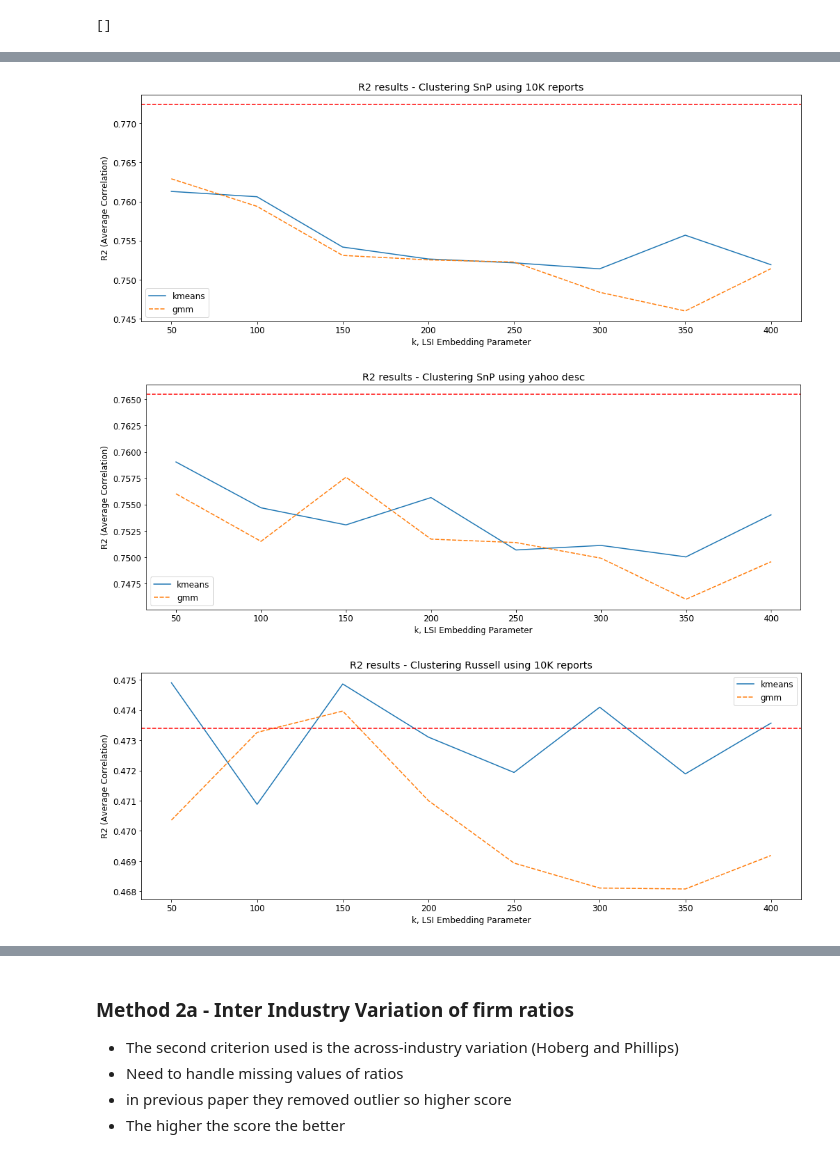
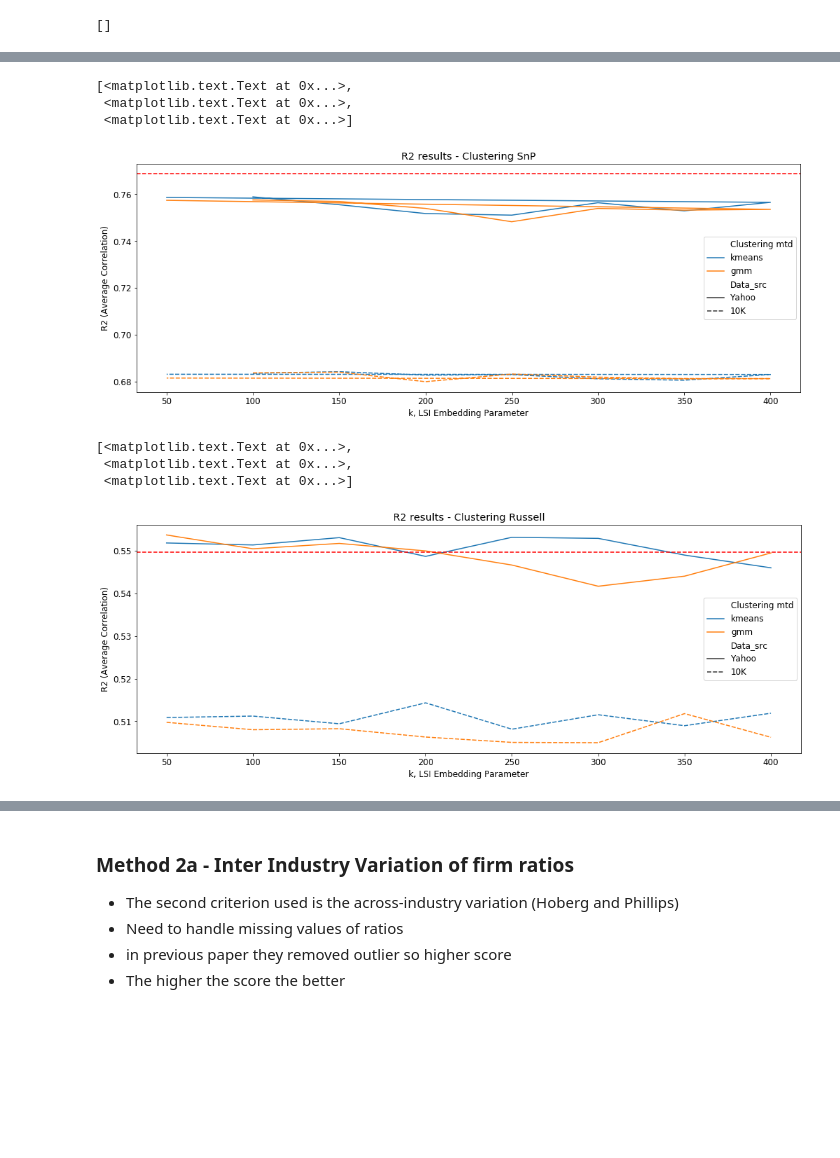
Before and after one commit to Sivalavida/Text-based-Industry-Classification, a Jupyter notebook: LSI Word Embedding.ipynb, the cells around one changed output, grey strips where cells are left out. Drawn from its saved outputs; the diff is of its cells as text; code cells hidden in the pictures; blank space fills up the shorter version.

```diff
--- a/LSI Word Embedding.ipynb
+++ b/LSI Word Embedding.ipynb
@@ -281,7 +449,7 @@ def kmeans_cluster(dtm):
     input: Document Matrix
     output: list indicating clusters
     '''
-    kmeans = KMeans(n_clusters=NUM_INDUSTRIES, init='k-means++')
+    kmeans = KMeans(n_clusters=NUM_INDUSTRIES, init='k-means++', n_init=10, max_iter=300, random_state=42)
     kmeans.fit(dtm)
     pred = kmeans.predict(dtm)
     return pred
@@ -404,0 +676,4 @@ list(filter(t,cluster_corrs))
+# %%
+lsa_test = TruncatedSVD(n_components=200, algorithm = 'arpack')
+dtm_lsa_test = lsa_test.fit_transform(dtm)
+dtm_lsa_test = Normalizer(copy=False).fit_transform(dtm_lsa_test) # normalisae so each vector is len 1
@@ -404,0 +682,9 @@ list(filter(t,cluster_corrs))
+# %%
+features = vectorizer.get_feature_names()
+topic_words = []
+for i, comp in enumerate(lsa_test.components_):
+    terms_comp = zip(features, comp)
+    sorted_words = sorted(terms_comp, key= lambda x:x[1], reverse=True)[:7]
+    sorted_words_clean = [tup[0] for tup in sorted_words]
+    topic_words.append(sorted_words_clean)
+topic_df = pd.DataFrame(topic_words, index=['Topic '+str(i) for i in range(lsa_test.components_.shape[0])])
@@ -531,0 +881,22 @@ avg_R2_pivot_df
+# %%
+mtds_R2_list = []
+
+for cluster_mtd in tqdm(all_cluster_filtered.columns):
+    if cluster_mtd == 'Ticker':
+        continue
+
+    R2_list = []
+    for i in range(NUM_INDUSTRIES):
+        cluster_tickers = all_cluster_filtered[all_cluster_filtered[cluster_mtd] == i].Ticker
+        cluster_ticker_returns = ticker_return_df[cluster_tickers]
+        mean_return = cluster_ticker_returns.mean(axis=1)
+        cluster_R2 = [mean_return.corr(ticker_returns) for _, ticker_returns in cluster_ticker_returns.iteritems()]
+        R2_list.extend(cluster_R2)
+    avg_R2 = sum(R2_list)/len(R2_list)
+    if cluster_mtd == 'GICS':
+        GICS_R2 = avg_R2
+    else:
+        data_src, _, k, clustering_mtd = cluster_mtd.split('_')
+        mtds_R2_list.append([data_src, k, clustering_mtd, avg_R2])
+
+avg_R2_df = pd.DataFrame(mtds_R2_list, columns=['Data_src', 'k', 'Clustering mtd', 'Average R2'])
@@ -532,21 +912,19 @@ avg_R2_pivot_df
 # %%
-ax = sns.lineplot(data=avg_R2_pivot_df, sort=False)
+ax = sns.lineplot(data=avg_R2_df, x='k', y='Average R2', hue='Clustering mtd', style='Data_src')
 ax.axhline(GICS_R2, color="red", linestyle="--")
-ax.set(xlabel='k, LSI Embedding Parameter', ylabel='R2 (Average Correlation)', title='R2 results - Clustering SnP using 10K reports')
-plt.savefig('data_out/images/1_1.png')
+ax.set(xlabel='k, LSI Embedding Parameter', ylabel='R2 (Average Correlation)', title='R2 results - Clustering SnP')
+# plt.savefig('data_out/images/1_1.png')
 # %% [output]
+[<matplotlib.text.Text at 0x...>,
+ <matplotlib.text.Text at 0x...>,
+ <matplotlib.text.Text at 0x...>]
-[figure, old version]
+[figure, new version]
 # %%
-ax = sns.lineplot(data=avg_R2_pivot_df, sort=False)
-ax.axhline(GICS_R2, color="red", linestyle="--")
-ax.set(xlabel='k, LSI Embedding Parameter', ylabel='R2 (Average Correlation)', title='R2 results - Clustering SnP using yahoo desc')
-plt.savefig('data_out/images/1_2.png')
+ax = sns.lineplot(data=avg_R2_df, x='k', y='Average R2', hue='Clustering mtd', style='Data_src', sort=False)
+ax.axhline(GICS_R2, color="red", linestyle="--", label='GICS R2')
+ax.set(xlabel='k, LSI Embedding Parameter', ylabel='R2 (Average Correlation)', title='R2 results - Clustering Russell')
 # %% [output]
+[<matplotlib.text.Text at 0x...>,
+ <matplotlib.text.Text at 0x...>,
+ <matplotlib.text.Text at 0x...>]
-[figure, old version]
+[figure, new version]
-# %%
-ax = sns.lineplot(data=avg_R2_pivot_df, sort=False)
-ax.axhline(GICS_R2, color="red", linestyle="--")
-ax.set(xlabel='k, LSI Embedding Parameter', ylabel='R2 (Average Correlation)', title='R2 results - Clustering Russell using 10K reports')
-plt.savefig('data_out/images/1_3.png')
-# %% [output]
-[figure, removed]
```
Also changed, not shown: parts of 86 cells of this notebook, 6 other files.
